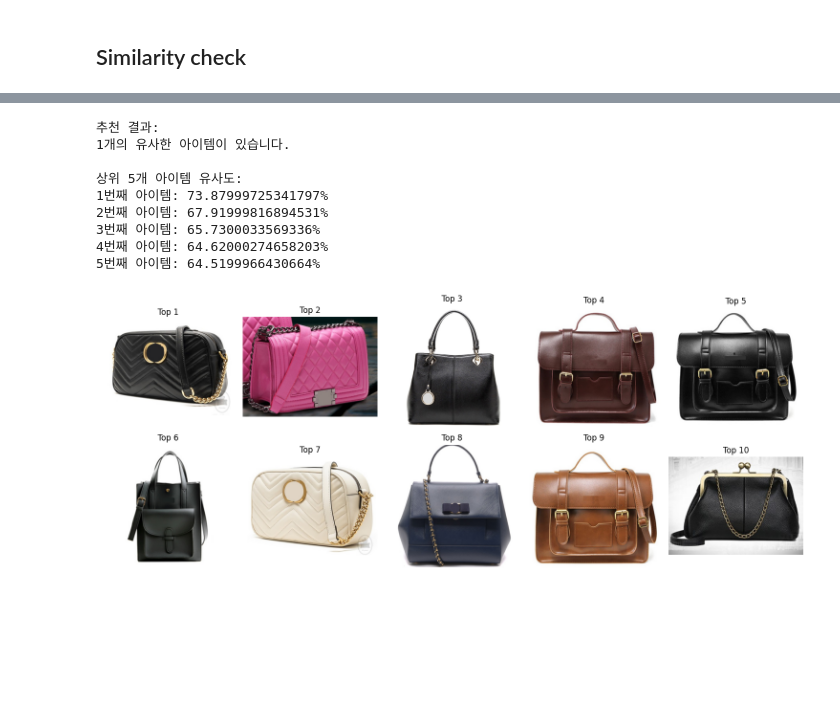
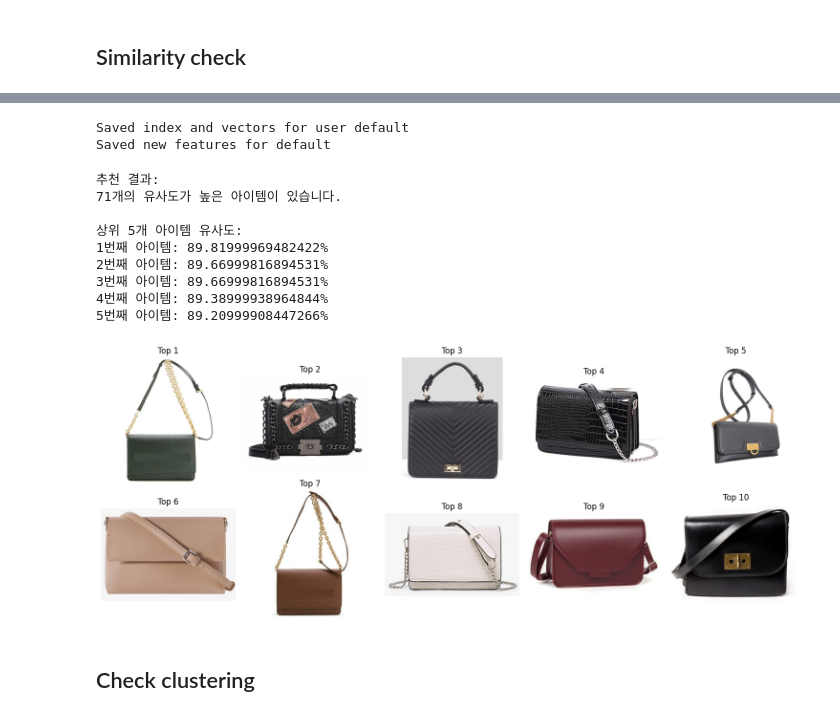
Before and after one commit to MinwooKim1990/ClosetMate, a Jupyter notebook: pj1_Main_example.ipynb, the cells around one changed output, grey strips where cells are left out. Drawn from its saved outputs; the diff is of its cells as text; code cells hidden in the pictures; blank space fills up the shorter version.

Commit message:
Add clustering classification and organize code

```diff
--- a/pj1_Main_example.ipynb
+++ b/pj1_Main_example.ipynb
@@ -93,6 +48,8 @@ def visualize_in_3d_with_scree_plot(features, labels):
 # %%
 user_name='default'
-model = 'deit' # ['resnet', 'vit', 'dino', 'deit']
-
-features_deit = get_features(user_name, model, Dataloader, force_extract=False)
+model = 'dino' # ['resnet', 'vit', 'dino', 'deit']
+force_ex = False
+#for i in ['resnet', 'vit', 'dino', 'deit']:
+    #features = get_features(user_name, i, Dataloader, force_extract=force_ex)
+features = get_features(user_name, model, Dataloader, force_extract=force_ex)
 # %% [output]
@@ -109,0 +73,7 @@ visualize_in_3d_with_scree_plot(features_deit,original_labels)
+# %%
+from tools.Extractor import FeatureExtractor
+import torch
+
+features = get_features(user_name, model, Dataloader, force_extract=False)
+device = torch.device("cuda" if torch.cuda.is_available() else "cpu")
+image_features = extract_features_from_images([img_path], FeatureExtractor(model_type=model).to(device), device, transform=True)
@@ -124,24 +126,40 @@ feature_image = extract_features_from_images([img_path], FeatureExtractor(model_
+# %%
+from tools.similarity2 import Similarity
+sim = Similarity(
+    feature_vectors=features,
+    dataset=Dataset,
+    user_name=user_name,
+    user_vector=image_features,
+    model_type=model,
+    force_new=False
+)
+# %% [output]
+Saved index and vectors for user default
+Saved new features for default
 # %%
-from tools.similarity import Similarity
-sim = Similarity(features_deit, Dataset)
-a=sim.get_sim(feature_image, k=10)
-percentages, recommendation = sim.attractiveness(feature_image, return_percentage=True)
+#from tools.similarity import Similarity
+
+#sim = Similarity(features, Dataset)
+a=sim.get_sim(image_features, k=10)
+percentages, recommendation = sim.attractiveness(image_features, return_percentage=True)
 
 print("\n추천 결과:")
 print(recommendation)
 
 print("\n상위 5개 아이템 유사도:")
 for i, percent in enumerate(percentages[0][:5], 1):
     print(f"{i}번째 아이템: {percent}%")
 Dataset.show_images(a)
 # %% [output]
 추천 결과:
-1개의 유사한 아이템이 있습니다.
+71개의 유사도가 높은 아이템이 있습니다.
 
 상위 5개 아이템 유사도:
-1번째 아이템: 73.87999725341797%
-2번째 아이템: 67.91999816894531%
-3번째 아이템: 65.7300033569336%
-4번째 아이템: 64.62000274658203%
-5번째 아이템: 64.5199966430664%
+1번째 아이템: 89.81999969482422%
+2번째 아이템: 89.66999816894531%
+3번째 아이템: 89.66999816894531%
+4번째 아이템: 89.38999938964844%
+5번째 아이템: 89.20999908447266%
-[figure, old version]
+[figure, new version]
+# %% [markdown]
+## Check clustering
```
Also changed, not shown: parts of 19 cells of this notebook, 17 other files.
